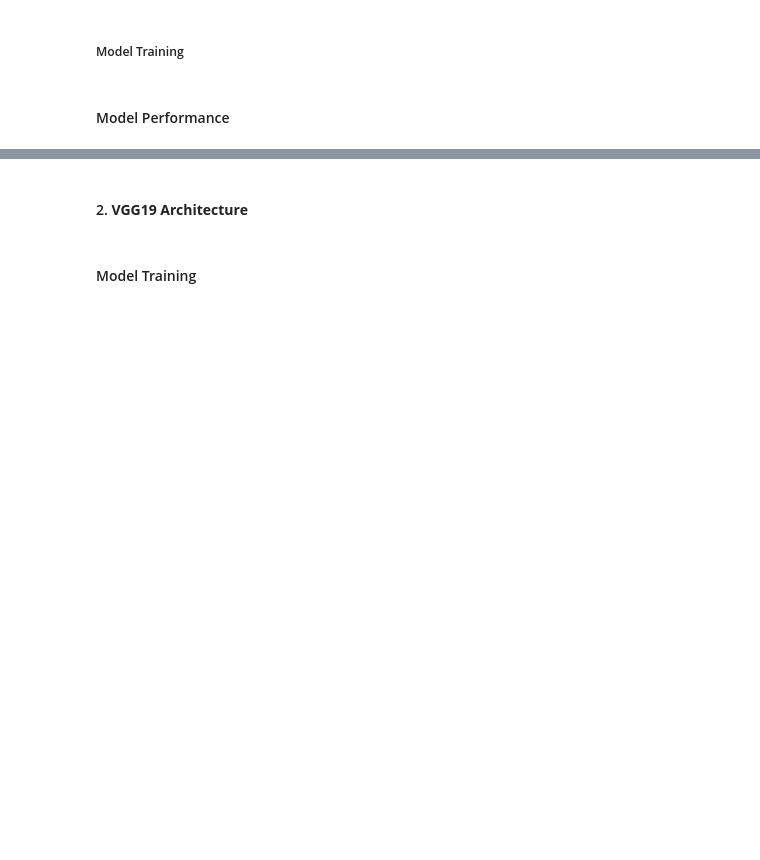
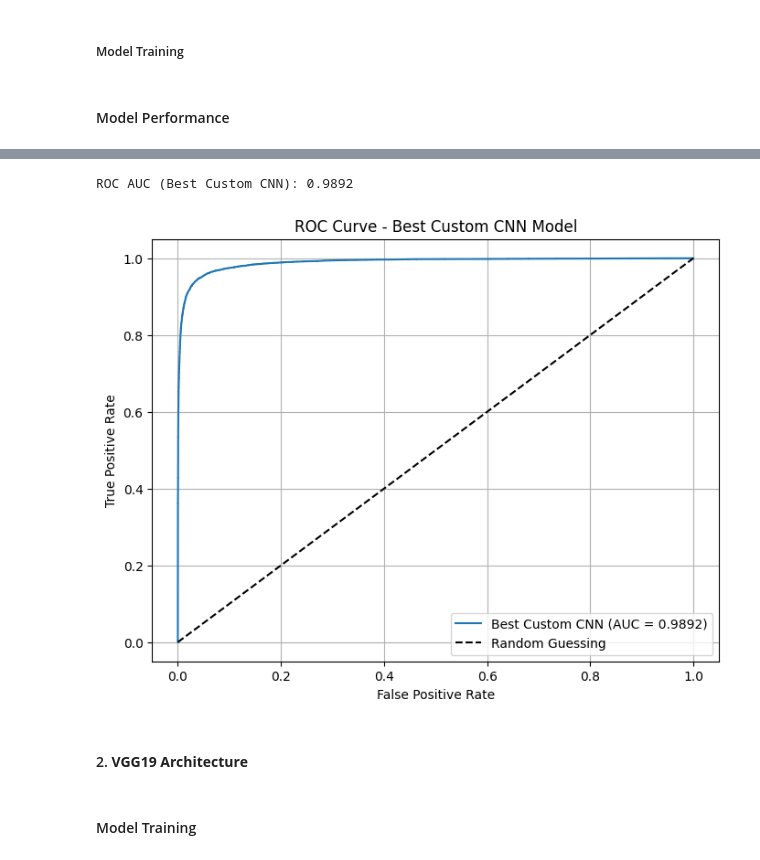
Before and after one commit to mafiat/Histopathologic-Cancer-Detection, a Jupyter notebook: Histopathologic-Cancer-Detection.ipynb, the cells around one changed output, grey strips where cells are left out. Saved outputs shown, nothing was run; the diff lists cells and outputs as text; code cells hidden in the pictures; blank space fills up the shorter version.

```diff
--- a/Histopathologic-Cancer-Detection.ipynb
+++ b/Histopathologic-Cancer-Detection.ipynb
@@ -1201,3 +1259,26 @@ Epoch 2/50
+# %%
+from sklearn.metrics import roc_curve, roc_auc_score
+import matplotlib.pyplot as plt
+
+# Calculate ROC curve and AUC for the best custom CNN model
+fpr_best_custom_cnn, tpr_best_custom_cnn, thresholds_best_custom_cnn = roc_curve(y_val, y_pred_probs_best_custom_cnn)
+auc_best_custom_cnn = roc_auc_score(y_val, y_pred_probs_best_custom_cnn)
+
+print(f"\nROC AUC (Best Custom CNN): {auc_best_custom_cnn:.4f}")
+
+# Plot ROC curve
+plt.figure(figsize=(8, 6))
+plt.plot(fpr_best_custom_cnn, tpr_best_custom_cnn, label=f'Best Custom CNN (AUC = {auc_best_custom_cnn:.4f})')
+plt.plot([0, 1], [0, 1], 'k--', label='Random Guessing')
+plt.xlabel('False Positive Rate')
+plt.ylabel('True Positive Rate')
+plt.title('ROC Curve - Best Custom CNN Model')
+plt.legend()
+plt.grid(True)
+plt.show()
+# %% [output]
+ROC AUC (Best Custom CNN): 0.9892
+[figure, added]
 # %% [markdown]
 #### 2. **VGG19 Architecture**
 # %% [markdown]
```
Also changed, not shown: parts of 19 cells of this notebook.
